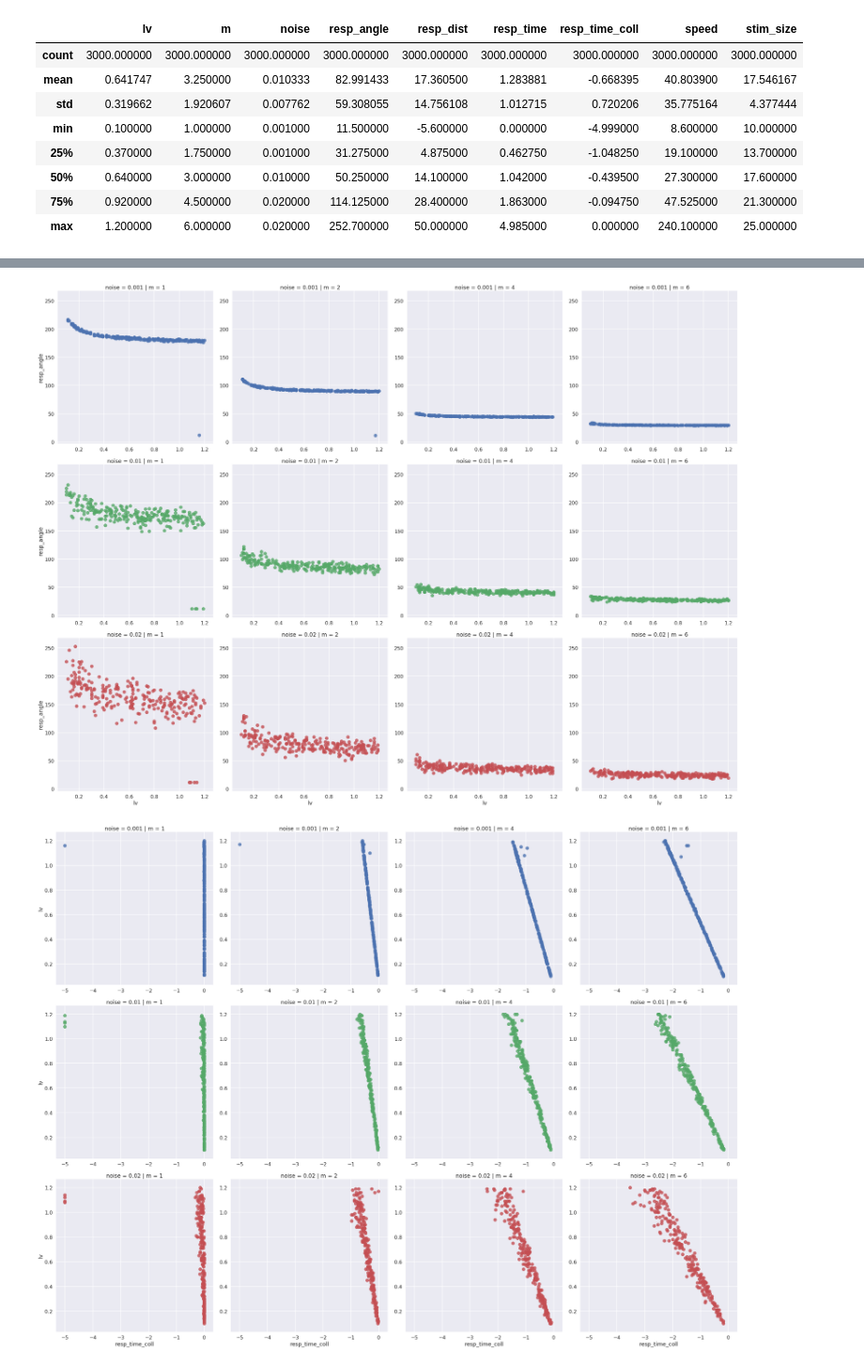
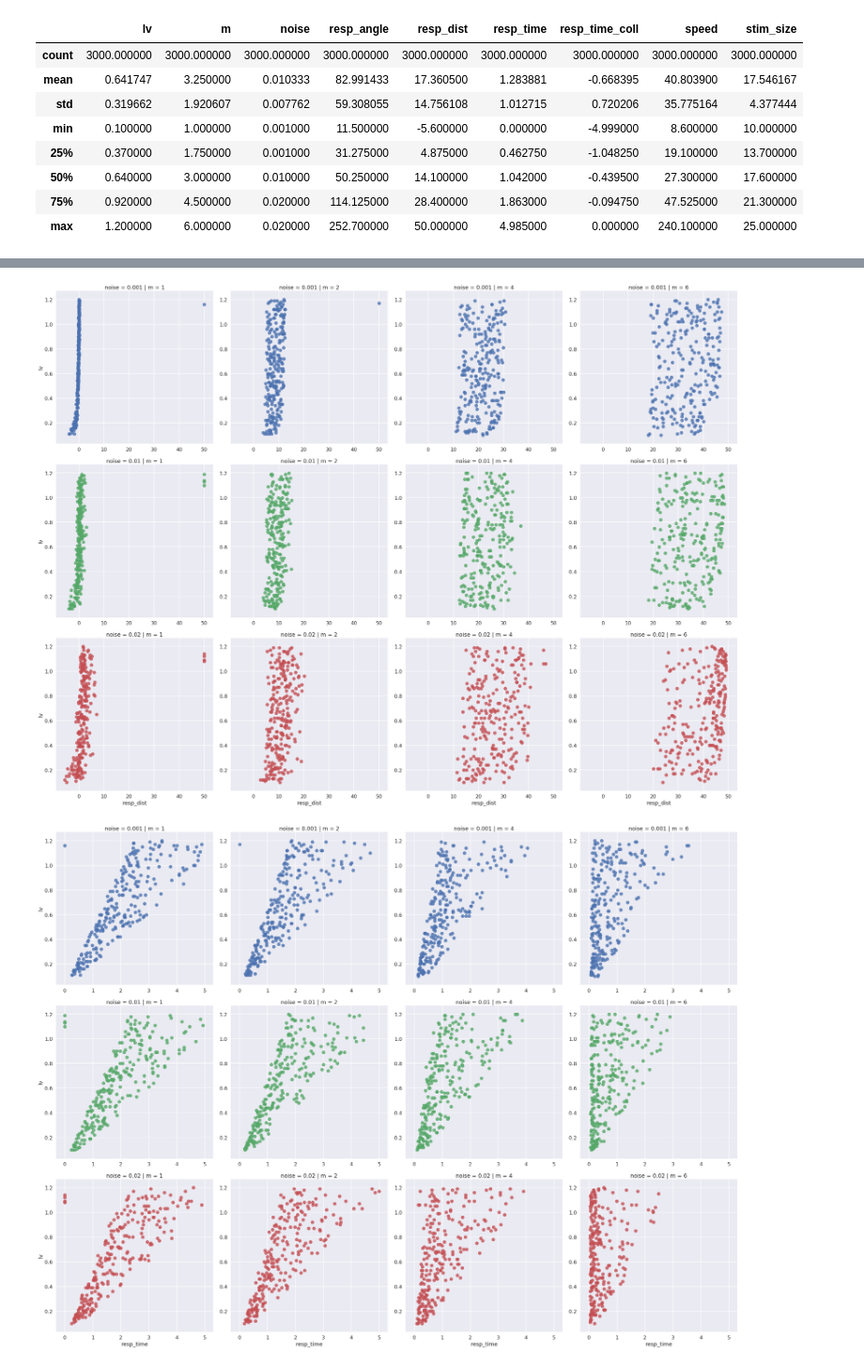
Before and after one commit to awakenting/master-thesis, a Jupyter notebook: code/looming_stimulus_model_feedforward_inhibition.ipynb, the cells around one changed output, grey strips where cells are left out. Shown at 94% size. Cells and saved outputs as stored; diff of their text form; code cells hidden in the pictures.

```diff
--- a/code/looming_stimulus_model_feedforward_inhibition.ipynb
+++ b/code/looming_stimulus_model_feedforward_inhibition.ipynb
@@ -173,26 +214,0 @@ time, v_m, spks, spk_idc = lif_dynamics(tau_m, e_l, r_m, stimulus, noise_vals, v
-# %%
-def calc_response(params):
-    lv = np.random.rand()*1.1 + 0.1
-    stim_size = np.random.rand()*15 + 10
-    speed = 1/(lv/stim_size)
-    t, stims, tstims, dists, t_to_coll, tstim_to_coll = transform_stim(stim_size, speed, params['total_time'],
-                                                                       params['dt'], params['m'], params['b'])
-
-    stimulus = tstims*1e-11
-    sigma = params['noise_std'] * np.sqrt(params['dt'])
-    noise_vals = np.random.normal(loc=0.0, scale=sigma, size=len(stimulus))
-
-    #np.random.seed(1)
-    time, v_m, spks, spk_idc = jit_lif_dynamics(params['tau_m'], params['e_l'], params['r_m'], stimulus, noise_vals,
-                                                params['v_t'], params['dt'], params['total_time'], params['init_vm_std'])
-    if not len(spks)==0:
-        first_spike = spks[0]
-        first_spike_idx = spk_idc[0]
-    else:
-        first_spike = 0
-        first_spike_idx = 0
-    if not first_spike_idx >= len(t_to_coll):
-        resp_in_t_to_coll = t_to_coll[first_spike_idx]
-    else:
-        resp_in_t_to_coll = 0
-    return stims[first_spike_idx], dists[first_spike_idx], first_spike, lv, stim_size, speed, resp_in_t_to_coll
@@ -264,6 +245,8 @@ params = {'tau_m': 0.023,
           'r_m': 10*1e6,
           'v_t': -0.061,
           'init_vm_std': 0.010,
+          'rho_null': 0.010,
+          'tau_inh': 0.010,
           'dt': 0.001,
           'total_time': 5,
           'noise_std': 5*1e-3,
@@ -370,12 +334,10 @@ g.savefig('rand_init_resp_angle_vs_m_b=5.pdf')
-# %%
-sns.set('poster')
-g = sns.lmplot(x='lv', y='resp_angle', hue='noise', row='noise', col='m', data=df, fit_reg=False, size=8)
-g.savefig('rand_init_resp_angle_vs_lv_b=5.pdf')
-# %% [output]
-[figure, removed]
-# %%
-sns.set('poster')
-g = sns.lmplot(x='resp_time_coll', y='lv', hue='noise', row='noise', col='m', data=df, fit_reg=False, size=8)
-g.savefig('rand_init_lv_vs_resp_time_coll_b=5.pdf')
-# %% [output]
-[figure, removed]
+# %%
+sns.set('poster')
+g = sns.lmplot(x='resp_dist', y='lv', col='m', row='noise', hue='noise', data=df, fit_reg=False, size=8)
+g = sns.lmplot(x='resp_time', y='lv', col='m', row='noise', hue='noise', data=df, fit_reg=False, size=8)
+g = sns.lmplot(x='m', y='resp_angle', hue='noise', data=df, fit_reg=False, size=8, x_estimator=np.mean, x_ci='sd')
+g = sns.lmplot(x='lv', y='resp_angle', hue='noise', row='noise', col='m', data=df, fit_reg=False, size=8)
+g = sns.lmplot(x='resp_time_coll', y='lv', hue='noise', row='noise', col='m', data=df, fit_reg=False, size=8)
+# %% [output]
+[figure, added]
+[figure, added]
```
Also changed, not shown: parts of 9 cells of this notebook, 3 other files.
